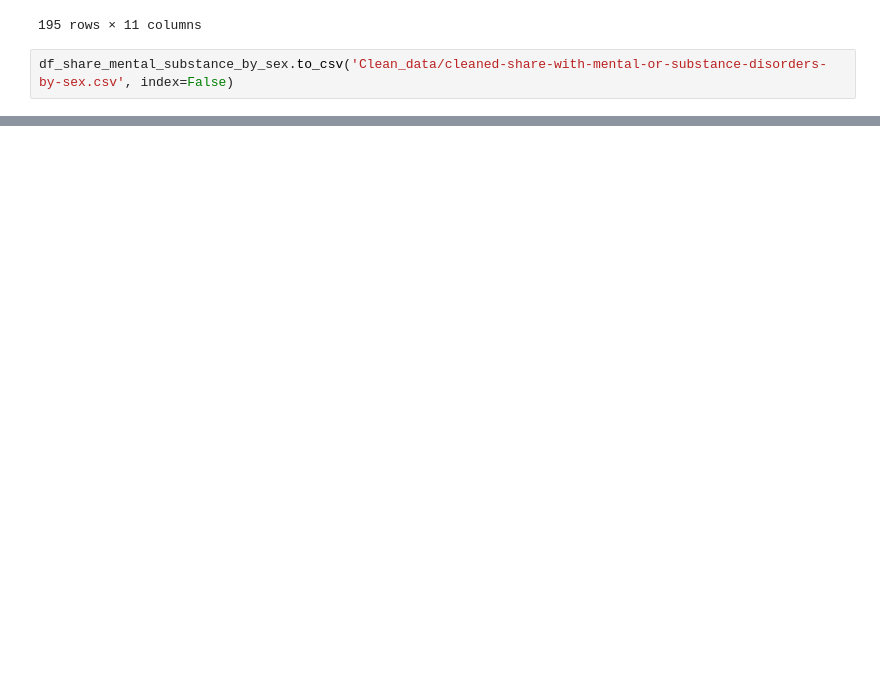
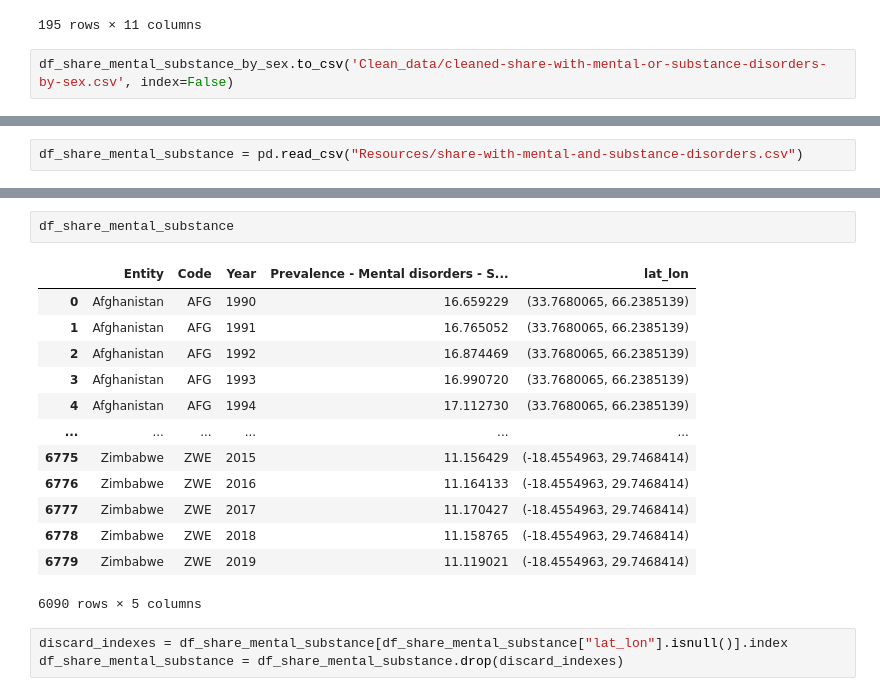
Before and after one commit to p-colomer/Mental_Health_ML_Analysis, a Jupyter notebook: cleaning_patricia.ipynb, the cells around one changed output, grey strips where cells are left out. Cells and saved outputs as stored; diff of their text form; blank space fills up the shorter version.

```diff
--- a/cleaning_patricia.ipynb
+++ b/cleaning_patricia.ipynb
@@ -456,0 +464,2 @@ df_share_mental_substance_by_sex.to_csv('Clean_data/cleaned-share-with-mental-or
+# %%
+df_share_mental_substance = pd.read_csv("Resources/share-with-mental-and-substance-disorders.csv")
@@ -456,0 +507,19 @@ df_share_mental_substance_by_sex.to_csv('Clean_data/cleaned-share-with-mental-or
+# %%
+df_share_mental_substance
+# %% [output]
+|  | Entity | Code | Year | Prevalence - Mental disorders - S... | lat_lon |
+| 0 | Afghanistan | AFG | 1990 | 16.659229 | (33.7680065, 66.2385139) |
+| 1 | Afghanistan | AFG | 1991 | 16.765052 | (33.7680065, 66.2385139) |
+| 2 | Afghanistan | AFG | 1992 | 16.874469 | (33.7680065, 66.2385139) |
+| 3 | Afghanistan | AFG | 1993 | 16.990720 | (33.7680065, 66.2385139) |
+| 4 | Afghanistan | AFG | 1994 | 17.112730 | (33.7680065, 66.2385139) |
+| ... | ... | ... | ... | ... | ... |
+| 6775 | Zimbabwe | ZWE | 2015 | 11.156429 | (-18.4554963, 29.7468414) |
+| 6776 | Zimbabwe | ZWE | 2016 | 11.164133 | (-18.4554963, 29.7468414) |
+| 6777 | Zimbabwe | ZWE | 2017 | 11.170427 | (-18.4554963, 29.7468414) |
+| 6778 | Zimbabwe | ZWE | 2018 | 11.158765 | (-18.4554963, 29.7468414) |
+| 6779 | Zimbabwe | ZWE | 2019 | 11.119021 | (-18.4554963, 29.7468414) |
+6090 rows × 5 columns
+# %%
+discard_indexes = df_share_mental_substance[df_share_mental_substance["lat_lon"].isnull()].index
+df_share_mental_substance = df_share_mental_substance.drop(discard_indexes)
```
Also changed, not shown: parts of 13 cells of this notebook, 2 other files.
